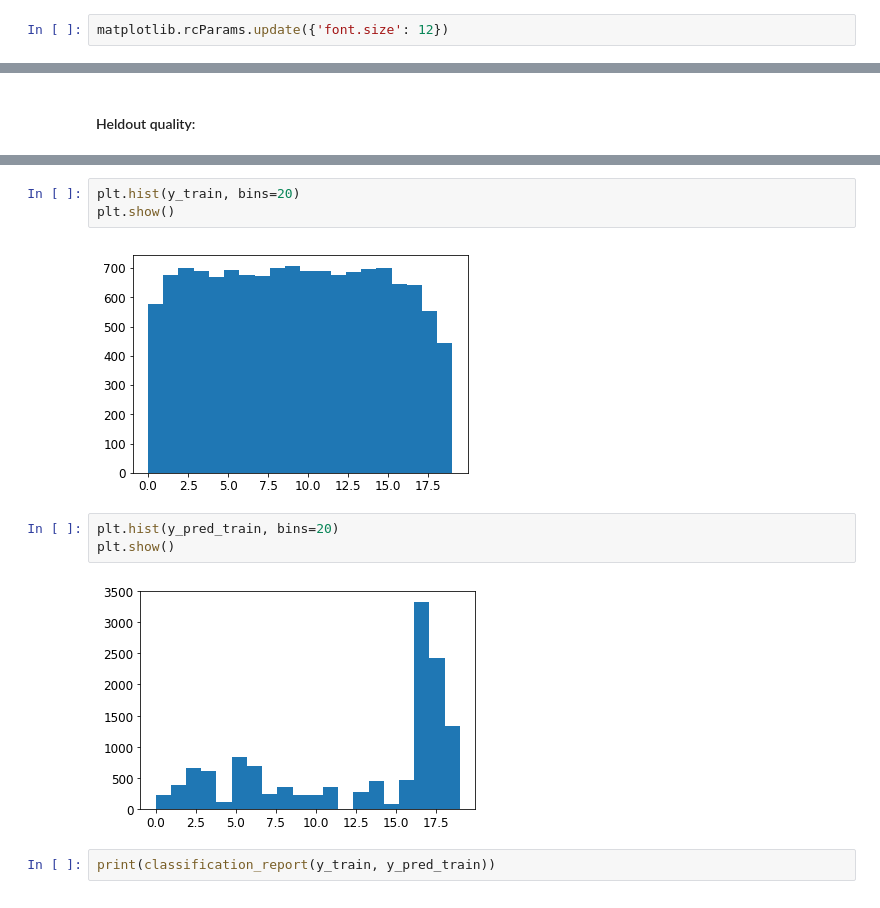
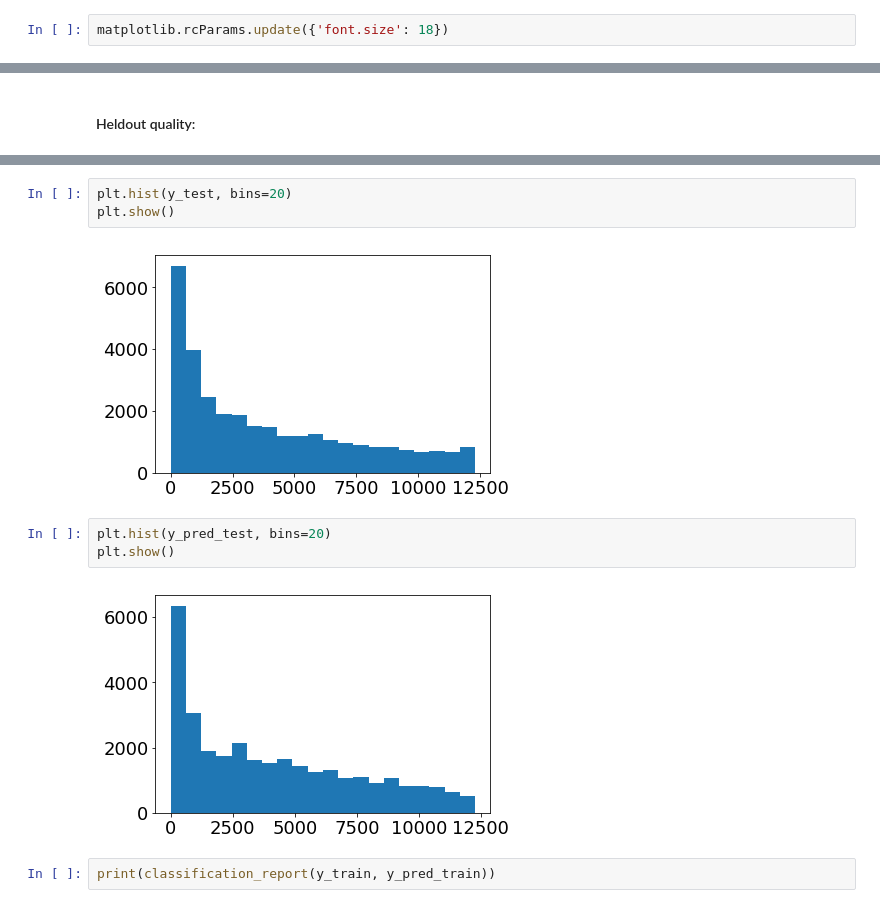
Before and after one commit to AVBelyy/sparse-multi-svm, a Jupyter notebook: experiments/Pegasos.ipynb, the cells around one changed output, grey strips where cells are left out. Saved outputs shown, nothing was run; the diff lists cells and outputs as text.

```diff
--- a/experiments/Pegasos.ipynb
+++ b/experiments/Pegasos.ipynb
@@ -28,7 +30,7 @@ from tqdm import tqdm
 The autoreload extension is already loaded. To reload it, use:
   %reload_ext autoreload
 # %%
-matplotlib.rcParams.update({'font.size': 12})
+matplotlib.rcParams.update({'font.size': 18})
 # %% [markdown]
 Our datasets:
 # %%
@@ -725,13 +886,13 @@ avg / total       0.61      0.38      0.39      1884
 # %%
-plt.hist(y_train, bins=20)
+plt.hist(y_test, bins=20)
 plt.show()
 # %% [output]
-[figure, old version]
+[figure, new version]
 # %%
-plt.hist(y_pred_train, bins=20)
+plt.hist(y_pred_test, bins=20)
 plt.show()
 # %% [output]
-[figure, old version]
+[figure, new version]
 # %%
 print(classification_report(y_train, y_pred_train))
 # %% [output]
```
Also changed, not shown: parts of 45 cells of this notebook, 2 other files.
